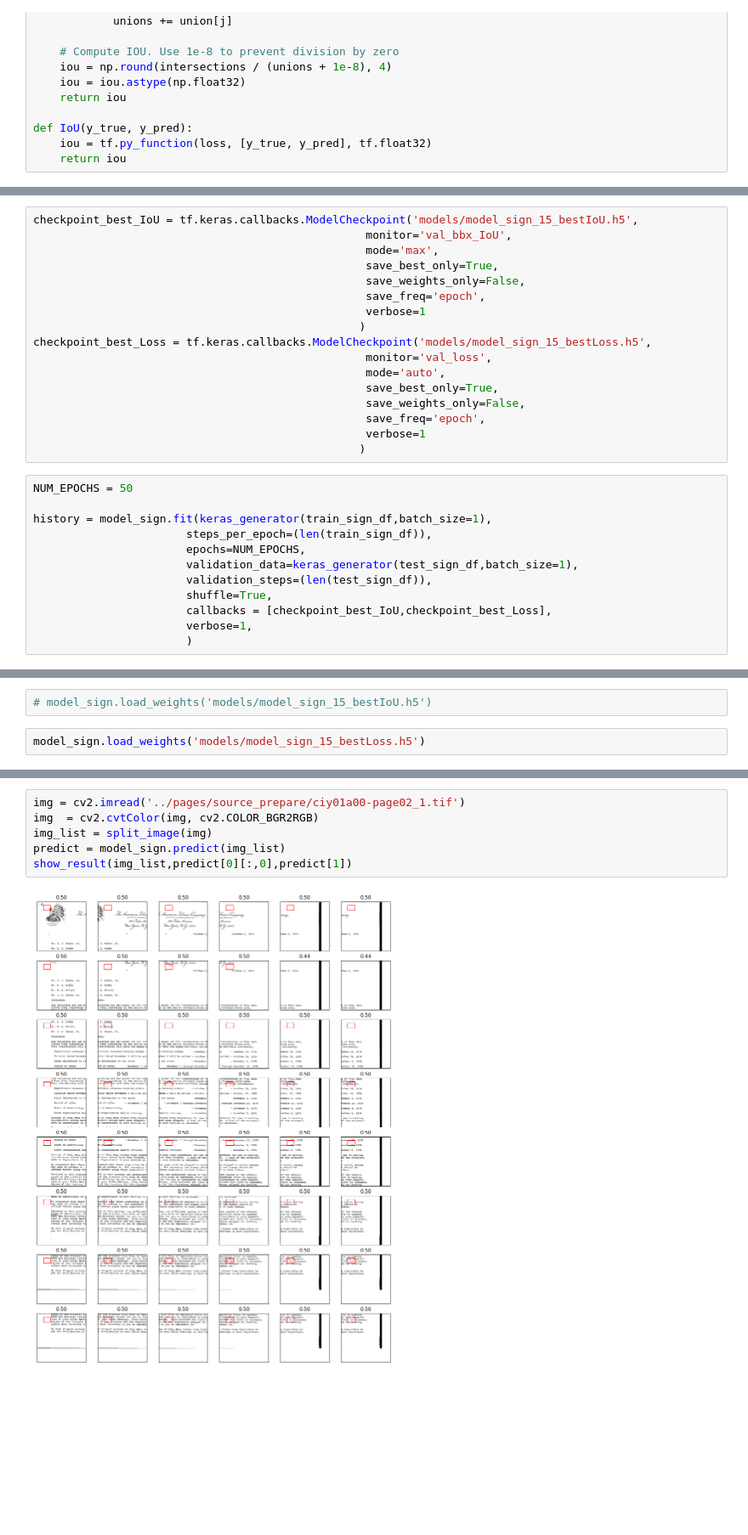
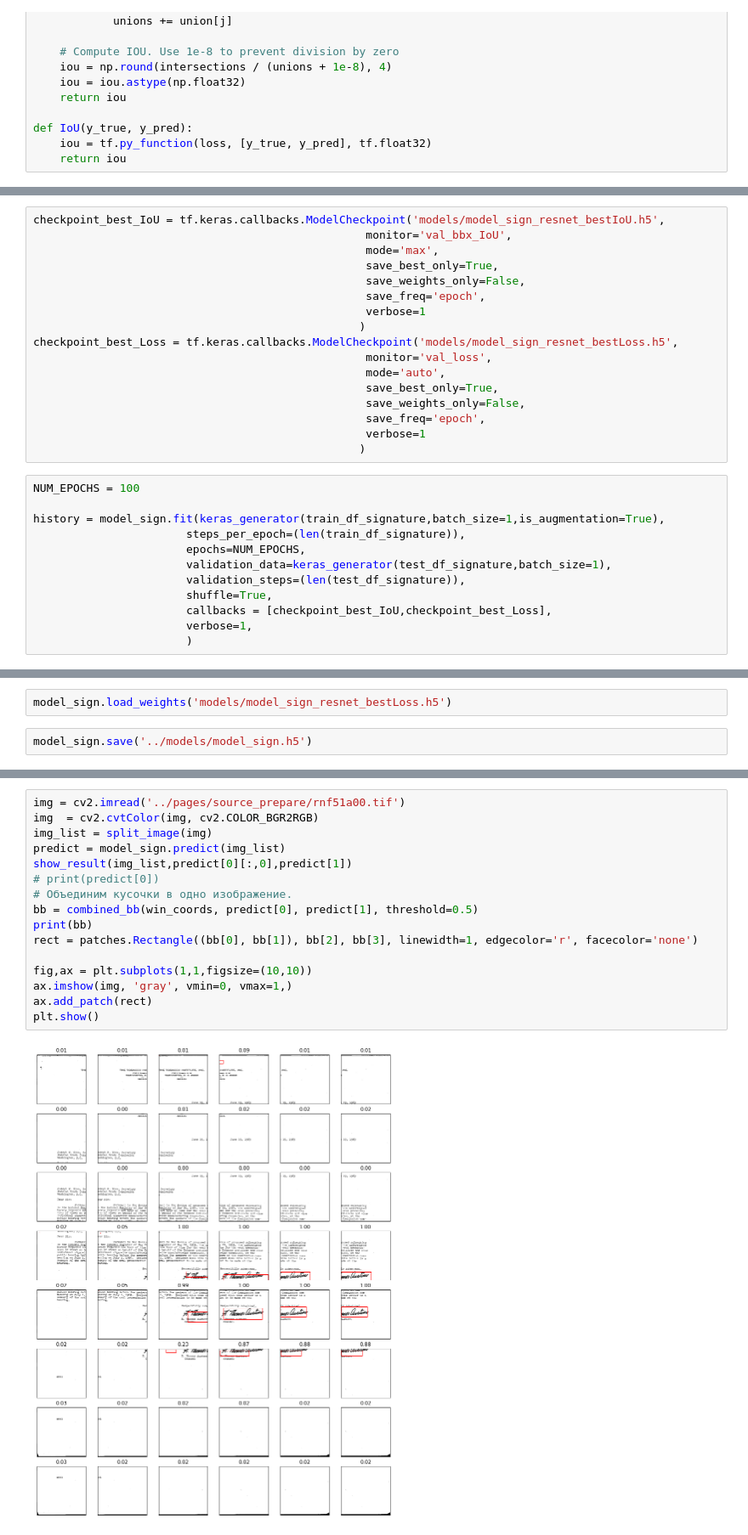
Before and after one commit to evelisko/Directum_test_task, a Jupyter notebook: experiments/page_segmentation_signature.ipynb, the cells around one changed output, grey strips where cells are left out. Shown at 85% size. Drawn from its saved outputs; the diff is of its cells as text; blank space fills up the shorter version.

```diff
--- a/experiments/page_segmentation_signature.ipynb
+++ b/experiments/page_segmentation_signature.ipynb
@@ -501,6 +430,6 @@ model_sign.compile(optimizer='Adam',
               loss_weights={'score': 1.0, 'bbx':10.0})
 # %%
-checkpoint_best_IoU = tf.keras.callbacks.ModelCheckpoint('models/model_sign_15_bestIoU.h5',
+checkpoint_best_IoU = tf.keras.callbacks.ModelCheckpoint('models/model_sign_resnet_bestIoU.h5',
                                                   monitor='val_bbx_IoU',
                                                   mode='max',
                                                   save_best_only=True,
@@ -508,7 +437,7 @@ checkpoint_best_IoU = tf.keras.callbacks.ModelCheckpoint('models/model_sign_15_b
                                                   save_freq='epoch',
                                                   verbose=1
                                                  )
-checkpoint_best_Loss = tf.keras.callbacks.ModelCheckpoint('models/model_sign_15_bestLoss.h5',
+checkpoint_best_Loss = tf.keras.callbacks.ModelCheckpoint('models/model_sign_resnet_bestLoss.h5',
                                                   monitor='val_loss',
                                                   mode='auto',
                                                   save_best_only=True,
@@ -517,13 +446,13 @@ checkpoint_best_Loss = tf.keras.callbacks.ModelCheckpoint('models/model_sign_15_
                                                   verbose=1
                                                  )
 # %%
-NUM_EPOCHS = 50
+NUM_EPOCHS = 100
 
-history = model_sign.fit(keras_generator(train_sign_df,batch_size=1),
-                       steps_per_epoch=(len(train_sign_df)),
+history = model_sign.fit(keras_generator(train_df_signature,batch_size=1,is_augmentation=True),
+                       steps_per_epoch=(len(train_df_signature)),
                        epochs=NUM_EPOCHS,
-                       validation_data=keras_generator(test_sign_df,batch_size=1),
-                       validation_steps=(len(test_sign_df)),
+                       validation_data=keras_generator(test_df_signature,batch_size=1),
+                       validation_steps=(len(test_df_signature)),
                        shuffle=True,
                        callbacks = [checkpoint_best_IoU,checkpoint_best_Loss],
                        verbose=1,
@@ -554,4 +491,4 @@ plt.show()
 # %%
-# model_sign.load_weights('models/model_sign_15_bestIoU.h5')
+model_sign.load_weights('models/model_sign_resnet_bestLoss.h5')
 # %%
-model_sign.load_weights('models/model_sign_15_bestLoss.h5')
+model_sign.save('../models/model_sign.h5')
@@ -599,8 +554,18 @@ show_result(X_test,predict[0][:,0], predict[1])
 # %%
-img = cv2.imread('../pages/source_prepare/ciy01a00-page02_1.tif')
+img = cv2.imread('../pages/source_prepare/rnf51a00.tif')
 img  = cv2.cvtColor(img, cv2.COLOR_BGR2RGB)
 img_list = split_image(img)
 predict = model_sign.predict(img_list)
 show_result(img_list,predict[0][:,0],predict[1])
+# print(predict[0])
+# Объединим кусочки в одно изображение.
+bb = combined_bb(win_coords, predict[0], predict[1], threshold=0.5)
+print(bb)
+rect = patches.Rectangle((bb[0], bb[1]), bb[2], bb[3], linewidth=1, edgecolor='r', facecolor='none')
+
+fig,ax = plt.subplots(1,1,figsize=(10,10))
+ax.imshow(img, 'gray', vmin=0, vmax=1,)
+ax.add_patch(rect)
+plt.show()
 # %% [output]
-[figure, old version]
+[figure, new version]
```
Also changed, not shown: parts of 32 cells of this notebook, 14 other files.
